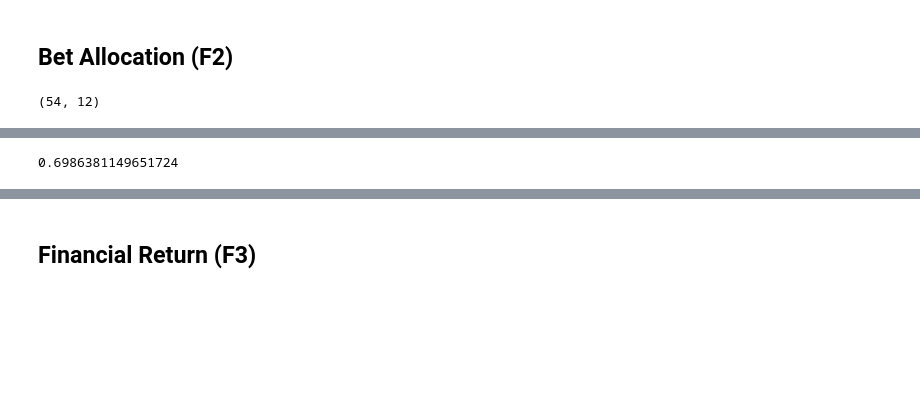
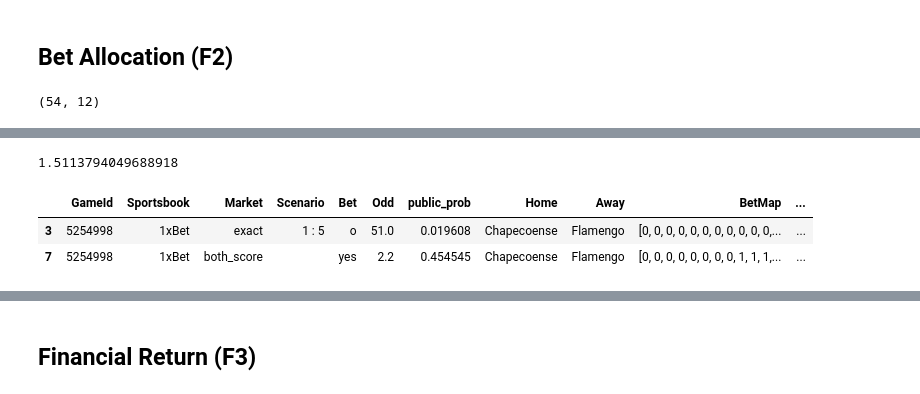
Before and after one commit to MarcosAugusto47/soccer-betting-strategy, a Jupyter notebook: notebook.ipynb, the cells around one changed output, grey strips where cells are left out. Saved outputs shown, nothing was run; the diff lists cells and outputs as text; code cells hidden in the pictures; blank space fills up the shorter version.

```diff
--- a/notebook.ipynb
+++ b/notebook.ipynb
@@ -262,5 +162,12 @@ print(np.std(financial_return_array))
 #3.0827736576503217 / 2.2487296065006084
 #2.4384799999999998/4.789840171780265
 #1.5011996815226962/2.148751477147124
+1.198463568761181/0.792960103082686
 # %% [output]
-0.6986381149651724
+1.5113794049688918
+# %%
+odds_sample_favorable.iloc[[3,7], :]
+# %% [output]
+|  | GameId | Sportsbook | Market | Scenario | Bet | Odd | public_prob | Home | Away | BetMap | ... |
+| 3 | 5254998 | 1xBet | exact | 1 : 5 | o | 51.0 | 0.019608 | Chapecoense | Flamengo | [0, 0, 0, 0, 0, 0, 0, 0, 0, 0, 0,... | ... |
+| 7 | 5254998 | 1xBet | both_score |  | yes | 2.2 | 0.454545 | Chapecoense | Flamengo | [0, 0, 0, 0, 0, 0, 0, 0, 1, 1, 1,... | ... |
```
Also changed, not shown: parts of 42 cells of this notebook, 4 other files.
